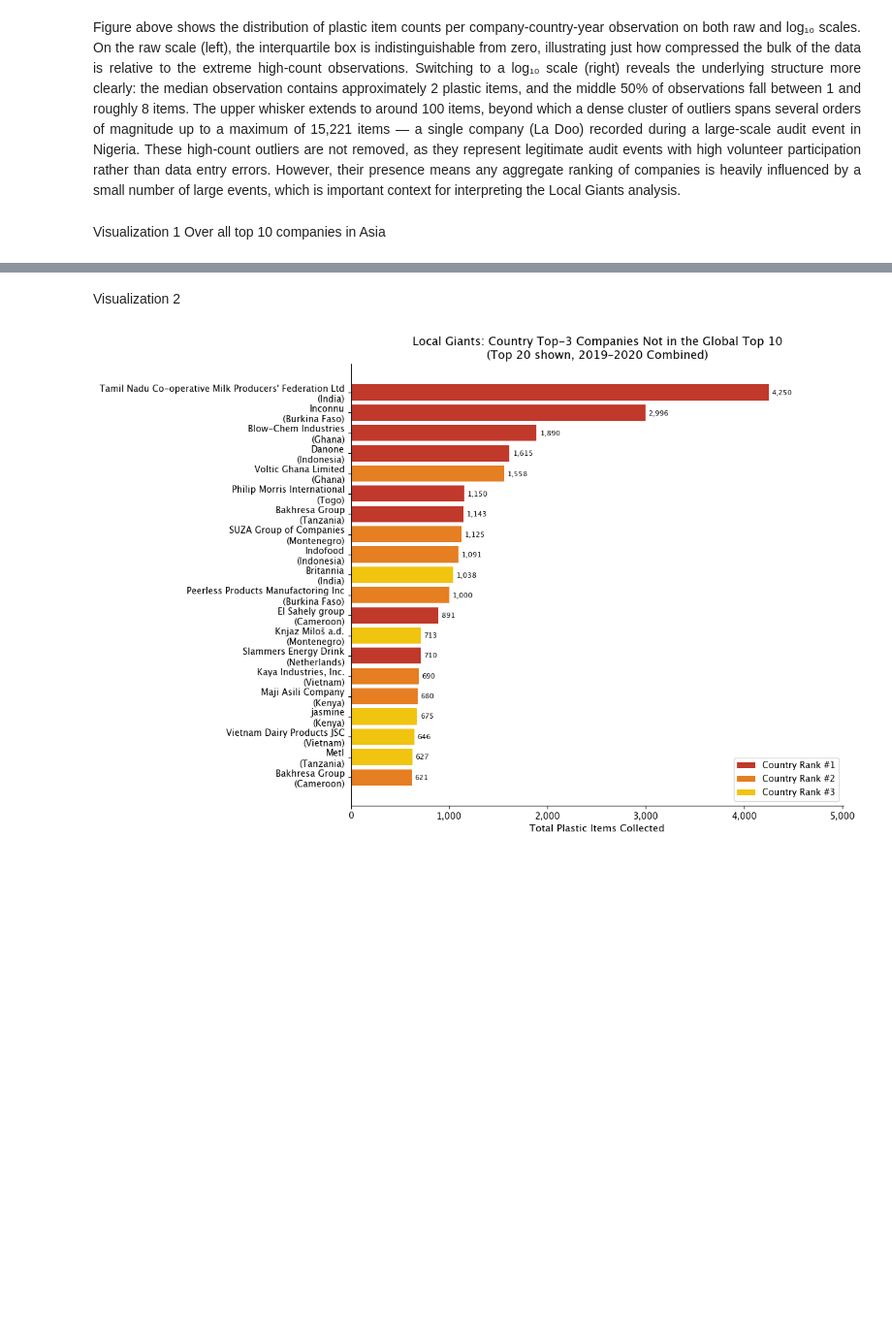
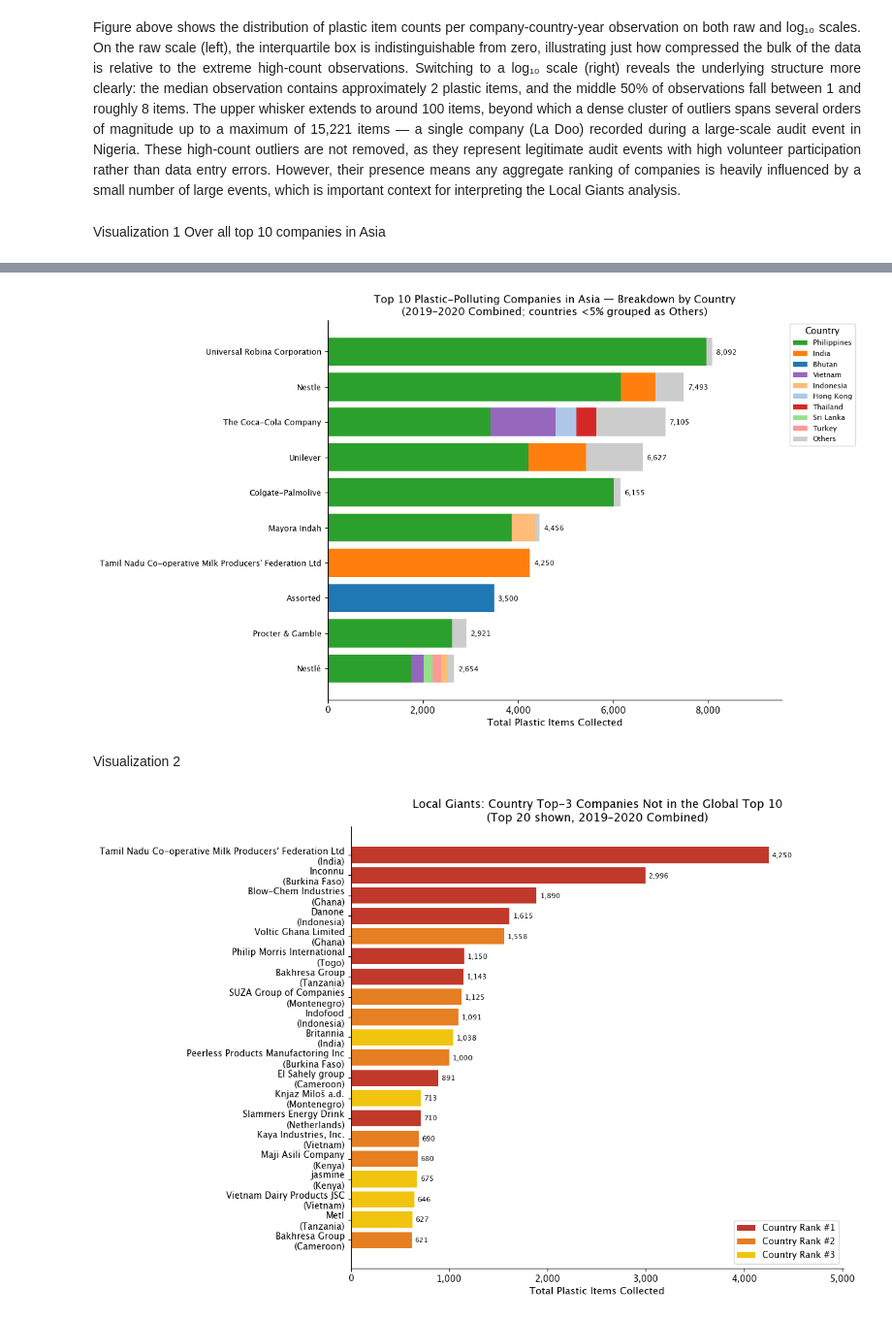
Before and after one commit to xuanntm/dss5201-visualization, a Jupyter notebook: src/DSS5201_Group_Project.ipynb, the cells around one changed output, grey strips where cells are left out. Shown at 97% size. Drawn from its saved outputs; the diff is of its cells as text; code cells hidden in the pictures; blank space fills up the shorter version.

```diff
--- a/src/DSS5201_Group_Project.ipynb
+++ b/src/DSS5201_Group_Project.ipynb
@@ -314,3 +281,101 @@ plt.show()
+# %%
+# Visualization 1: Top 10 companies in Asia — stacked by country (countries <5% → "Others")
+# Within each bar, the biggest country segment is always drawn first (leftmost = bottom)
+
+asia_df = df[df['continent'] == 'Asia']
+
+# Top 10 companies in Asia by total plastic
+asia_top10_names = (
+    asia_df.groupby('parent_company')['grand_total']
+    .sum()
+    .sort_values(ascending=False)
+    .head(10)
+    .index
+)
+
+# Country breakdown per company
+breakdown = (
+    asia_df[asia_df['parent_company'].isin(asia_top10_names)]
+    .groupby(['parent_company', 'country'])['grand_total']
+    .sum()
+    .reset_index()
+)
+
+# Collapse countries <5% per company into "Others"
+company_totals = breakdown.groupby('parent_company')['grand_total'].sum()
+breakdown['pct'] = breakdown['grand_total'] / breakdown['parent_company'].map(company_totals)
+breakdown['country_label'] = breakdown.apply(
+    lambda r: r['country'] if r['pct'] >= 0.05 else 'Others', axis=1
+)
+breakdown = (
+    breakdown.groupby(['parent_company', 'country_label'])['grand_total']
+    .sum()
+    .reset_index()
+)
+
+# Order companies by total (ascending so largest is at top of horizontal chart)
+company_order = company_totals.sort_values(ascending=True).index.tolist()
+
+# Consistent color map across all country labels (Others always grey)
+all_countries = sorted(c for c in breakdown['country_label'].unique() if c != 'Others')
+palette = sns.color_palette('tab20', n_colors=len(all_countries))
+color_map = dict(zip(all_countries, palette))
+color_map['Others'] = '#cccccc'
+
+# Build legend entries in the order countries first appear (by total desc)
+country_global_total = (
+    breakdown[breakdown['country_label'] != 'Others']
+    .groupby('country_label')['grand_total'].sum()
+    .sort_values(ascending=False)
+)
+legend_order = list(country_global_total.index) + (['Others'] if 'Others' in color_map else [])
+
+fig, ax = plt.subplots(figsize=(12, 7))
+
+for y_pos, company in enumerate(company_order):
+    comp_data = breakdown[breakdown['parent_company'] == company].copy()
+    # Sort: biggest country first (left), Others always last (right)
+    non_others = comp_data[comp_data['country_label'] != 'Others'].sort_values('grand_total', ascending=False)
+    others     = comp_data[comp_data['country_label'] == 'Others']
+    comp_data  = pd.concat([non_others, others])
+
+    left = 0
+    for _, row in comp_data.iterrows():
+        ax.barh(y_pos, row['grand_total'], left=left,
+                color=color_map[row['country_label']],
+                label=row['country_label'])
+        left += row['grand_total']
+
+    # Total label at end of bar
+    ax.text(left + 80, y_pos, f'{int(left):,}', va='center', fontsize=8)
+
+ax.set_yticks(range(len(company_order)))
+ax.set_yticklabels(company_order, fontsize=9)
+ax.set_xlabel('Total Plastic Items Collected', fontsize=11)
+ax.set_title(
+    'Top 10 Plastic-Polluting Companies in Asia — Breakdown by Country\n'
+    '(2019–2020 Combined; countries <5% grouped as Others)',
+    fontsize=12, fontweight='bold'
+)
+ax.xaxis.set_major_formatter(ticker.FuncFormatter(lambda x, _: f'{int(x):,}'))
+ax.set_xlim(0, company_totals.max() * 1.18)
+
+# Deduplicated legend in consistent order
+handles, labels = ax.get_legend_handles_labels()
+seen = {}
+for h, l in zip(handles, labels):
+    if l not in seen:
+        seen[l] = h
+ordered_handles = [seen[l] for l in legend_order if l in seen]
+ordered_labels  = [l for l in legend_order if l in seen]
+ax.legend(ordered_handles, ordered_labels, title='Country',
+          bbox_to_anchor=(1.01, 1), loc='upper left', fontsize=8)
+
+sns.despine()
+plt.tight_layout()
+plt.show()
+# %% [output]
+[figure, added]
 # %% [markdown]
 Visualization 2
 # %%
```
Also changed, not shown: parts of 1 cell of this notebook, 3 other files.
